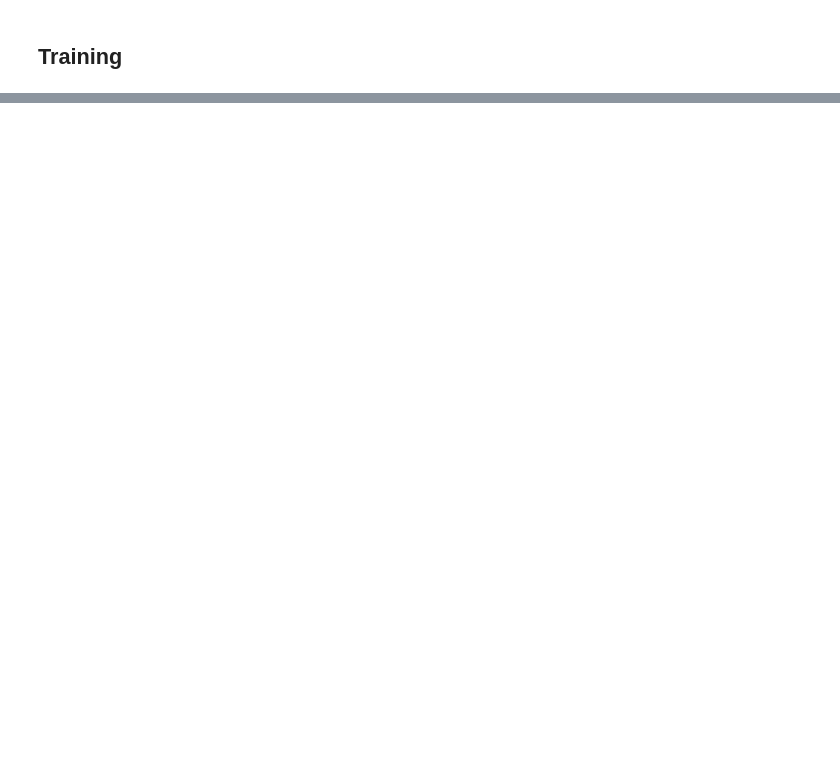
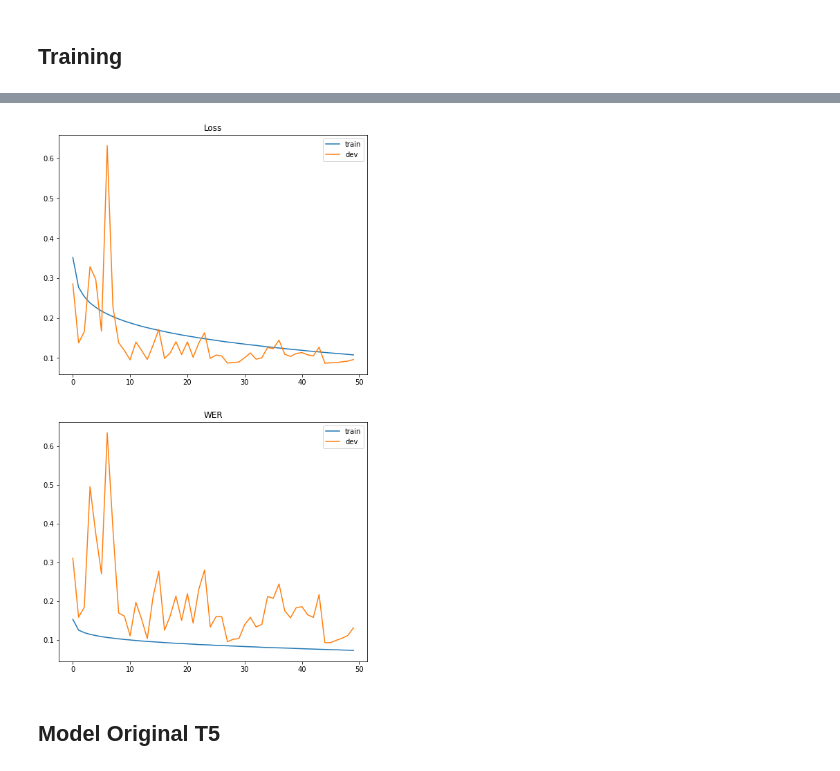
Before and after one commit to SharonKIDC/REC-ACE, a Jupyter notebook: train_pipeline.ipynb, the cells around one changed output, grey strips where cells are left out. Saved outputs shown, nothing was run; the diff lists cells and outputs as text; code cells hidden in the pictures; blank space fills up the shorter version.

Commit message:
Train pipeline with T5 and confidence

```diff
--- a/train_pipeline.ipynb
+++ b/train_pipeline.ipynb
@@ -62,14 +59,11 @@ DEVICE
 # %% [markdown]
 ## Load essentials
 # %%
-debug = True
+debug = False
 
 # Base architecture
 t5_type = 't5-small'
 
-# What do we train - original / rec_ace
-model_type = 'rec_ace'
-
 # How to quantize the confidence vectors [only required for rec_ac]
 bin_size=10
 # %% [markdown]
@@ -87,9 +79,8 @@ test_set = read_json(json_path=datasets_dict['Default Test Clean'])
 # %% [markdown]
 ## Prepare as DataLoader
 # %%
-batch_size = 8
+batch_size = 64
 train_loader = prepare_data(data=train_set, tokenizer=tokenizer, batch_size=batch_size, shuffle=True, debug=debug)
-# train_loader = prepare_data(data=dev_set, tokenizer=tokenizer, batch_size=batch_size, shuffle=True)
 dev_loader = prepare_data(data=dev_set, tokenizer=tokenizer, batch_size=batch_size, shuffle=False)
 test_loader = prepare_data(data=test_set , tokenizer=tokenizer, batch_size=batch_size, shuffle=False)
 # %% [output]
@@ -105,3 +92,0 @@ Debug Mode - using only 10390 out of 103895, training datapoints
-# %%
-model = RecACEWrapModel(t5_type=t5_type, model_type=model_type, bin_size=bin_size)
-model.to(DEVICE)
@@ -223,0 +198,13 @@ KeyboardInterrupt:
+# %%
+model = RecACEWrapModel(t5_type=t5_type, model_type='rec_ace', bin_size=bin_size, use_pretrained=True)
+model.to(DEVICE)
+
+criterion = torch.nn.CrossEntropyLoss()
+optimizer = torch.optim.Adam(model.parameters(), lr=1e-4)
+
+model, metrics = training(model=model,
+                          n_epochs=3 if debug else 50,
+                          train_data=train_loader,
+                          dev_data=dev_loader,
+                          optimizer=optimizer,
+                          criterion=criterion)
@@ -223,0 +237,6 @@ KeyboardInterrupt:
+# %%
+plot_graphs(metrics)
+# %% [output]
+[figure, added]
+# %% [markdown]
+## Model Original T5
```
Also changed, not shown: parts of 16 cells of this notebook.
